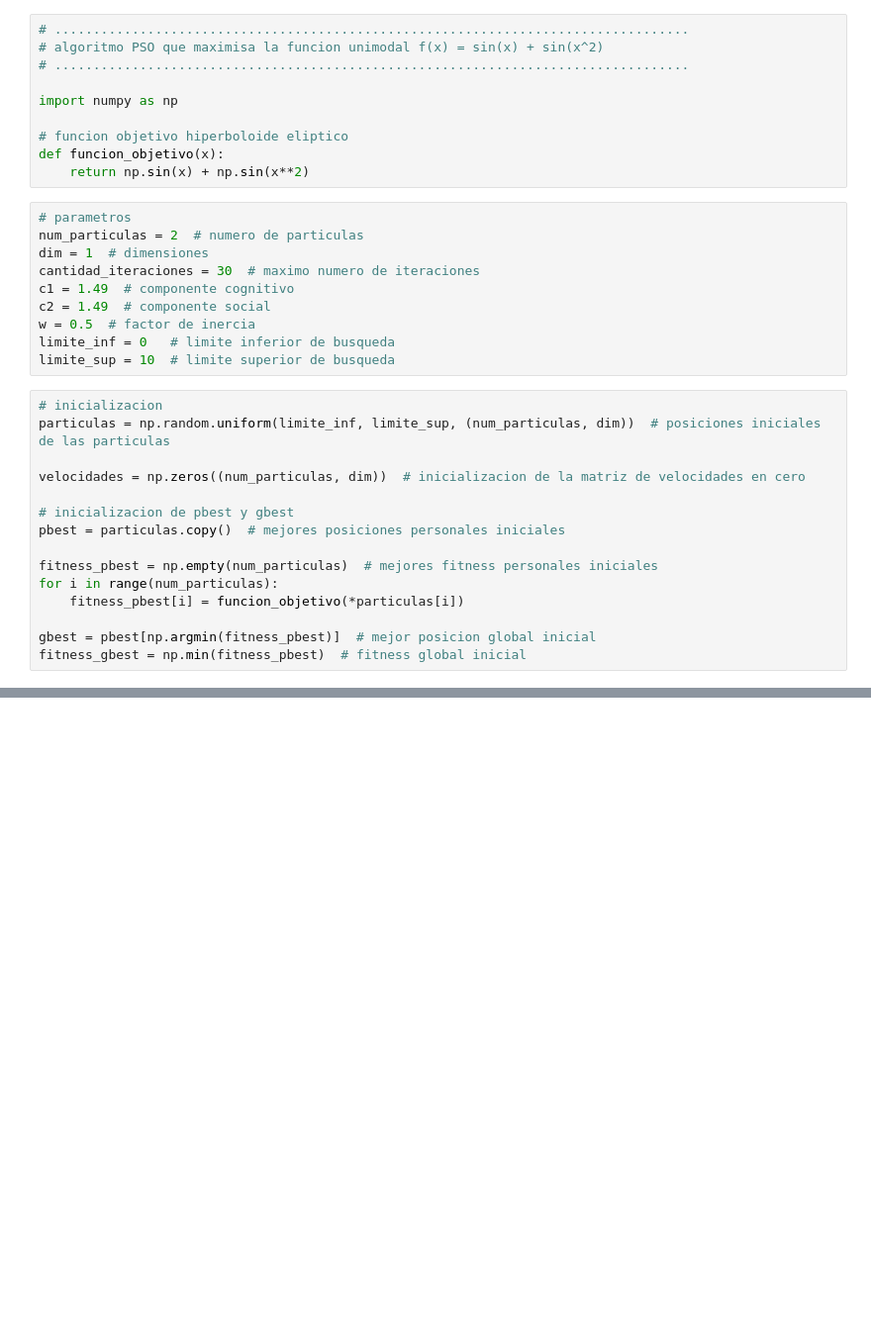
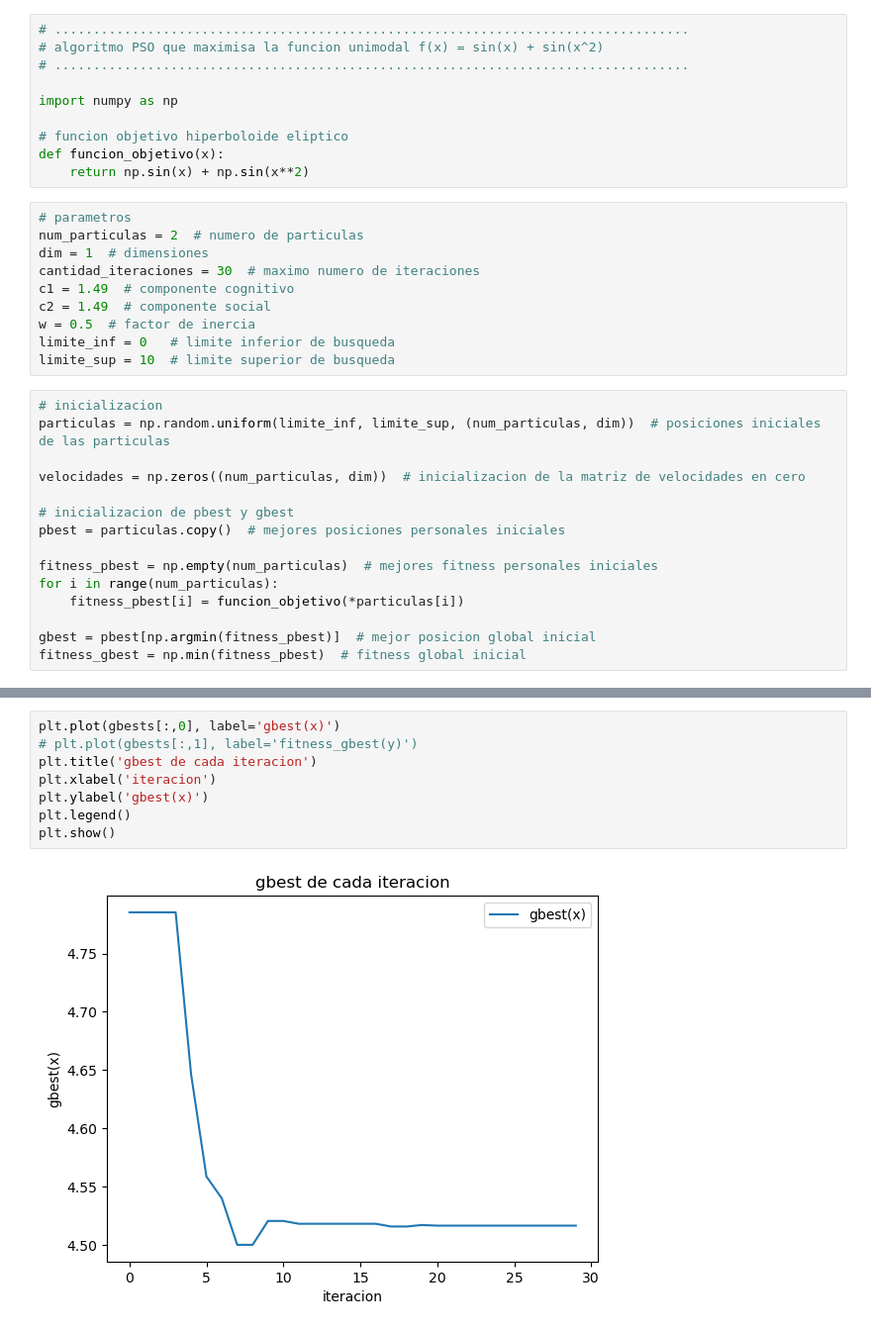
Before and after one commit to juanpsch/AEIV, a Jupyter notebook: TP2/TP2_1.ipynb, the cells around one changed output, grey strips where cells are left out. Shown at 99% size. Drawn from its saved outputs; the diff is of its cells as text; blank space fills up the shorter version.

```diff
--- a/TP2/TP2_1.ipynb
+++ b/TP2/TP2_1.ipynb
@@ -106,0 +119,10 @@ encontrado:  1.6074678380253768
+# %%
+plt.plot(gbests[:,0], label='gbest(x)')
+# plt.plot(gbests[:,1], label='fitness_gbest(y)')
+plt.title('gbest de cada iteracion')
+plt.xlabel('iteracion')
+plt.ylabel('gbest(x)')
+plt.legend()
+plt.show()
+# %% [output]
+[figure, added]
```
Also changed, not shown: parts of 2 cells of this notebook, 2 other files.
